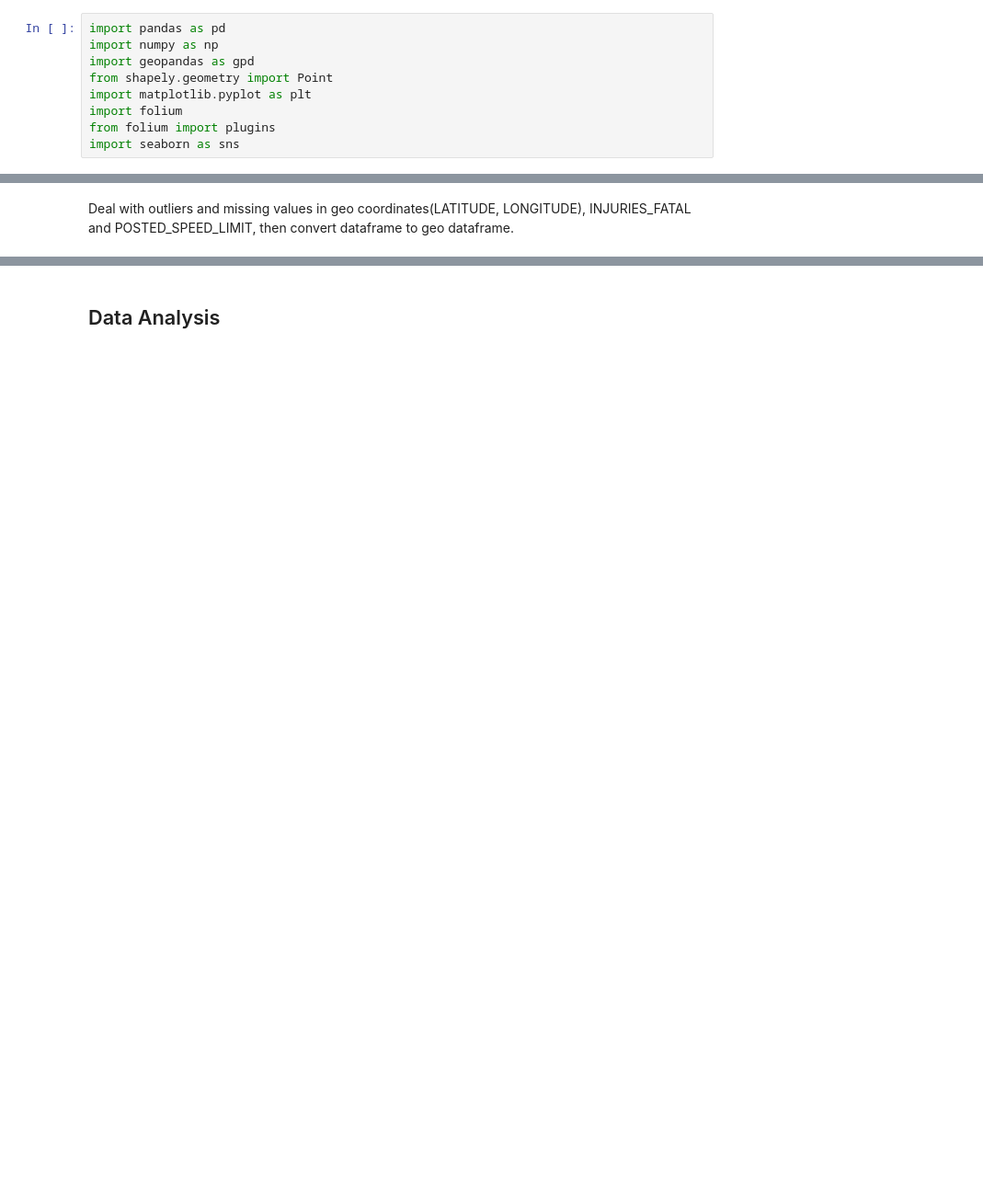
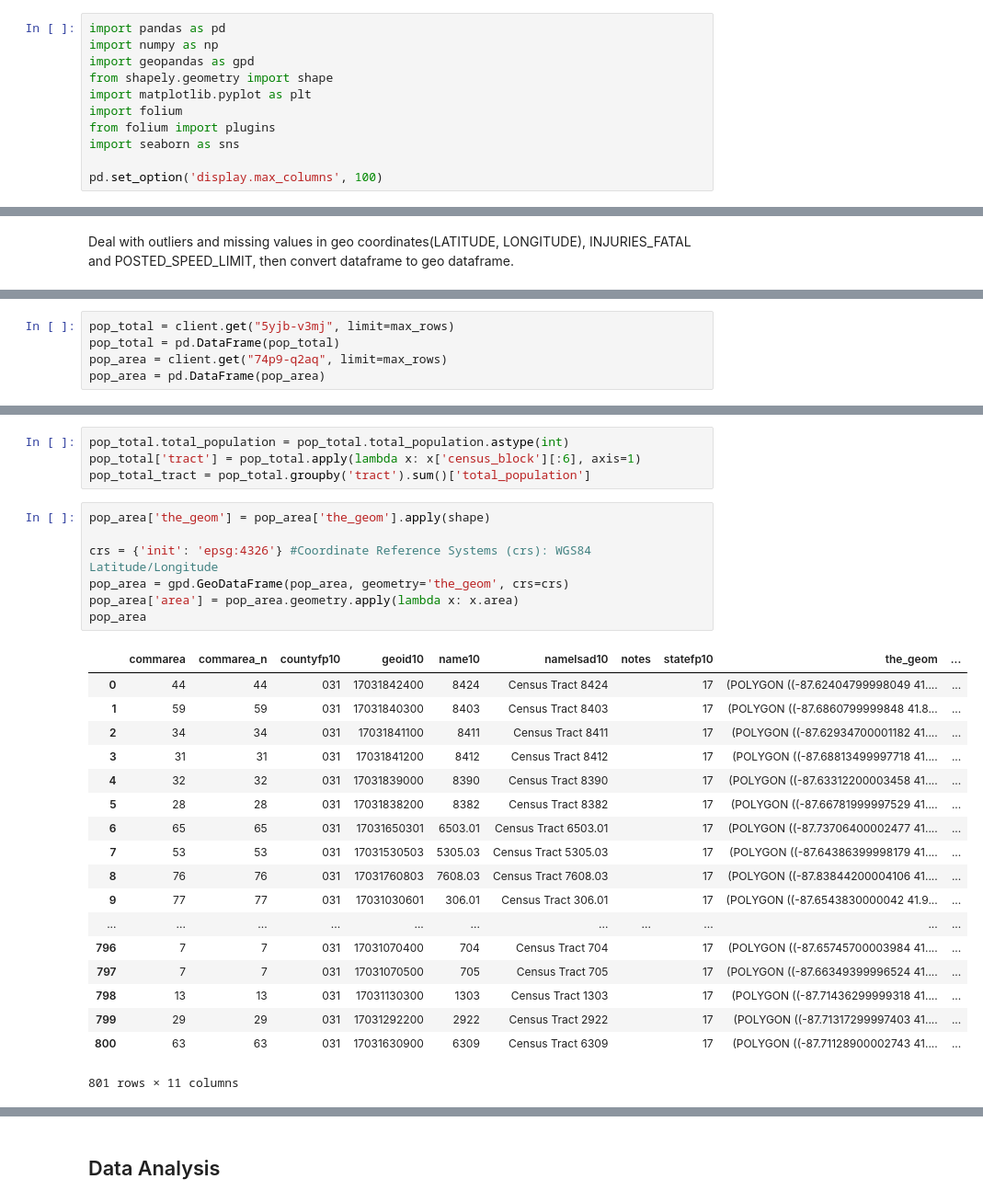
Before and after one commit to WizardYoung/Prediction-of-Traffic-Crash-Risk, a Jupyter notebook: Chicago_Traffic_Crashes.ipynb, the cells around one changed output, grey strips where cells are left out. Shown at 92% size. Saved outputs shown, nothing was run; the diff lists cells and outputs as text; blank space fills up the shorter version.

```diff
--- a/Chicago_Traffic_Crashes.ipynb
+++ b/Chicago_Traffic_Crashes.ipynb
@@ -29,9 +32,11 @@ Traffic crash data can be obtained at [Chicago Data Portal](https://data.cityofc
 import pandas as pd
 import numpy as np
 import geopandas as gpd
-from shapely.geometry import Point
+from shapely.geometry import shape
 import matplotlib.pyplot as plt
 import folium
 from folium import plugins
 import seaborn as sns
+
+pd.set_option('display.max_columns', 100)
 # %% [markdown]
@@ -101,0 +347,5 @@ crash.shape
+# %%
+pop_total = client.get("5yjb-v3mj", limit=max_rows)
+pop_total = pd.DataFrame(pop_total)
+pop_area = client.get("74p9-q2aq", limit=max_rows)
+pop_area = pd.DataFrame(pop_area)
@@ -101,0 +370,30 @@ crash.shape
+# %%
+pop_total.total_population = pop_total.total_population.astype(int)
+pop_total['tract'] = pop_total.apply(lambda x: x['census_block'][:6], axis=1)
+pop_total_tract = pop_total.groupby('tract').sum()['total_population']
+# %%
+pop_area['the_geom'] = pop_area['the_geom'].apply(shape)
+
+crs = {'init': 'epsg:4326'} #Coordinate Reference Systems (crs): WGS84 Latitude/Longitude
+pop_area = gpd.GeoDataFrame(pop_area, geometry='the_geom', crs=crs)
+pop_area['area'] = pop_area.geometry.apply(lambda x: x.area)
+pop_area
+# %% [output]
+|  | commarea | commarea_n | countyfp10 | geoid10 | name10 | namelsad10 | notes | statefp10 | the_geom | ... |
+| 0 | 44 | 44 | 031 | 17031842400 | 8424 | Census Tract 8424 |  | 17 | (POLYGON ((-87.62404799998049 41.... | ... |
+| 1 | 59 | 59 | 031 | 17031840300 | 8403 | Census Tract 8403 |  | 17 | (POLYGON ((-87.6860799999848 41.8... | ... |
+| 2 | 34 | 34 | 031 | 17031841100 | 8411 | Census Tract 8411 |  | 17 | (POLYGON ((-87.62934700001182 41.... | ... |
+| 3 | 31 | 31 | 031 | 17031841200 | 8412 | Census Tract 8412 |  | 17 | (POLYGON ((-87.68813499997718 41.... | ... |
+| 4 | 32 | 32 | 031 | 17031839000 | 8390 | Census Tract 8390 |  | 17 | (POLYGON ((-87.63312200003458 41.... | ... |
+| 5 | 28 | 28 | 031 | 17031838200 | 8382 | Census Tract 8382 |  | 17 | (POLYGON ((-87.66781999997529 41.... | ... |
+| 6 | 65 | 65 | 031 | 17031650301 | 6503.01 | Census Tract 6503.01 |  | 17 | (POLYGON ((-87.73706400002477 41.... | ... |
+| 7 | 53 | 53 | 031 | 17031530503 | 5305.03 | Census Tract 5305.03 |  | 17 | (POLYGON ((-87.64386399998179 41.... | ... |
+| 8 | 76 | 76 | 031 | 17031760803 | 7608.03 | Census Tract 7608.03 |  | 17 | (POLYGON ((-87.83844200004106 41.... | ... |
+| 9 | 77 | 77 | 031 | 17031030601 | 306.01 | Census Tract 306.01 |  | 17 | (POLYGON ((-87.6543830000042 41.9... | ... |
+| ... | ... | ... | ... | ... | ... | ... | ... | ... | ... | ... |
+| 796 | 7 | 7 | 031 | 17031070400 | 704 | Census Tract 704 |  | 17 | (POLYGON ((-87.65745700003984 41.... | ... |
+| 797 | 7 | 7 | 031 | 17031070500 | 705 | Census Tract 705 |  | 17 | (POLYGON ((-87.66349399996524 41.... | ... |
+| 798 | 13 | 13 | 031 | 17031130300 | 1303 | Census Tract 1303 |  | 17 | (POLYGON ((-87.71436299999318 41.... | ... |
+| 799 | 29 | 29 | 031 | 17031292200 | 2922 | Census Tract 2922 |  | 17 | (POLYGON ((-87.71317299997403 41.... | ... |
+| 800 | 63 | 63 | 031 | 17031630900 | 6309 | Census Tract 6309 |  | 17 | (POLYGON ((-87.71128900002743 41.... | ... |
+801 rows × 11 columns
```
Also changed, not shown: parts of 36 cells of this notebook.
